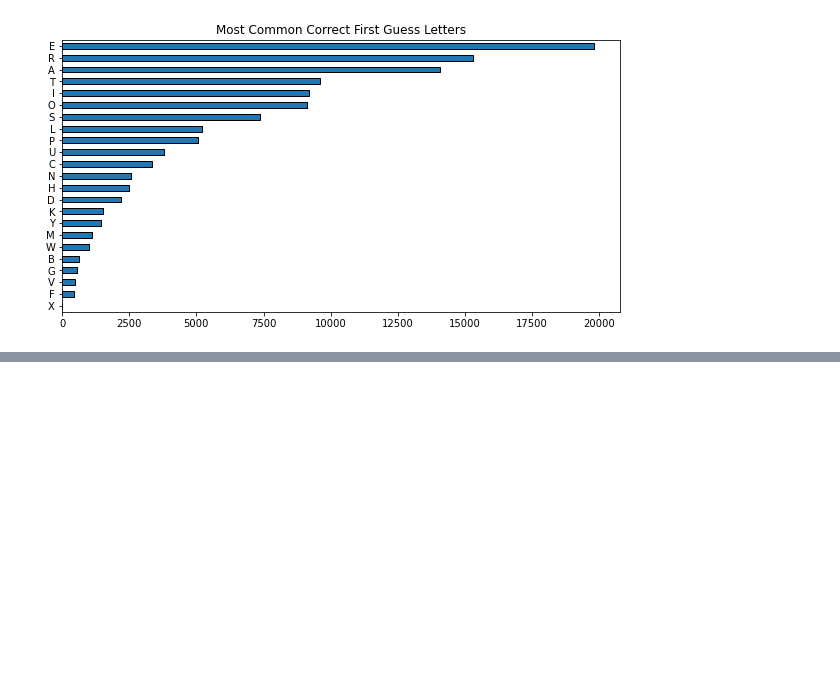
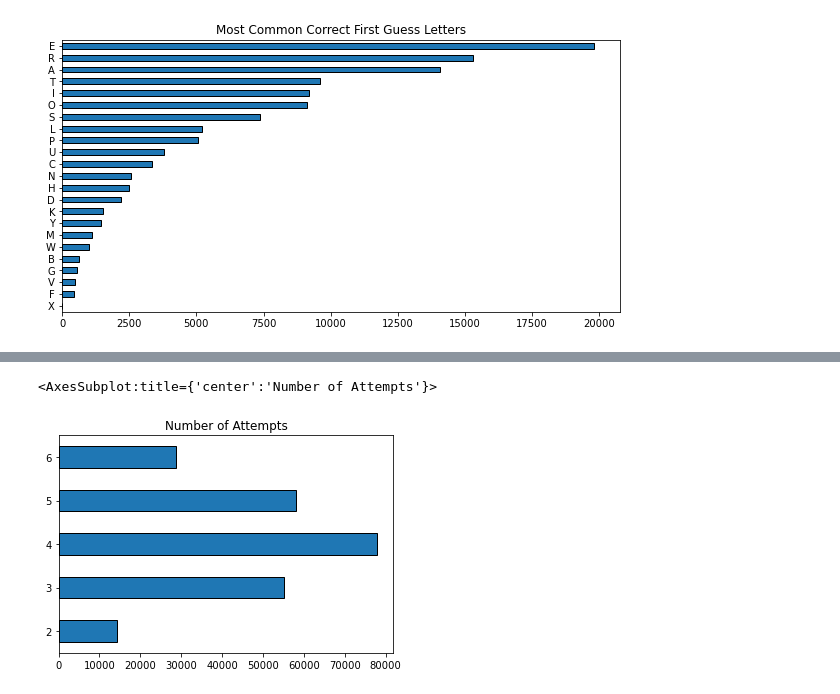
Before and after one commit to AmosRM/streamlitapp, a Jupyter notebook: WordleTweet/WordleTweetsEDA.ipynb, the cells around one changed output, grey strips where cells are left out. Cells and saved outputs as stored; diff of their text form; code cells hidden in the pictures; blank space fills up the shorter version.

Commit message:
playing with tweetEDA

```diff
--- a/WordleTweet/WordleTweetsEDA.ipynb
+++ b/WordleTweet/WordleTweetsEDA.ipynb
@@ -114,0 +113,6 @@ By Letter
+# %%
+answers = pd.read_html('https://wordfinder.yourdictionary.com/wordle/answers/')
+answers = pd.concat(answers).drop(columns='Date')
+# answers['Wordle #'] = 'Wordle ' + answers['Wordle #'].astype(str)
+
+answers.head(2)
@@ -115,2 +123,4 @@ By Letter
+# %%
+tweets1 = tweets.join(answers.set_index('Wordle #'), on='id')
 # %%
 first_guess_correct = []
@@ -150,0 +163,8 @@ answer
+# %%
+tweets1['n_attempts'].value_counts() \
+    .sort_index().plot(kind='barh',
+                       title='Number of Attempts',
+                       edgecolor='black')
+# %% [output]
+<AxesSubplot:title={'center':'Number of Attempts'}>
+[figure, added]
```
Also changed, not shown: parts of 8 cells of this notebook.
